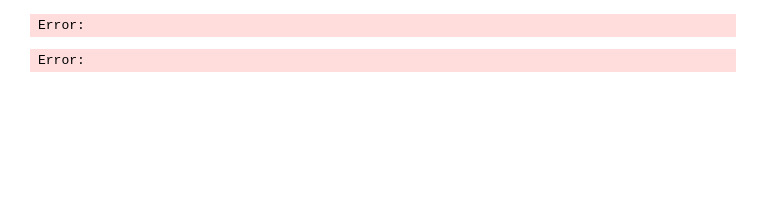
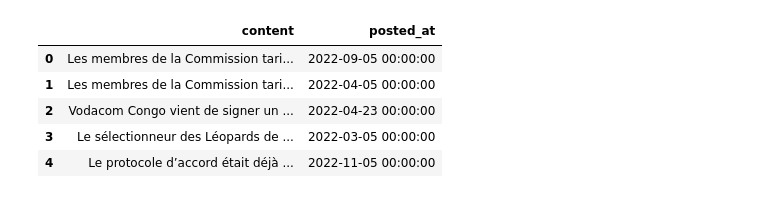
Before and after one commit to espoirMur/unsupervised-open-domain-french-question-answering, a Jupyter notebook: notebooks/building-qa-dataset.ipynb, the cells around one changed output. Drawn from its saved outputs; the diff is of its cells as text; code cells hidden in the pictures; blank space fills up the shorter version.

```diff
--- a/notebooks/building-qa-dataset.ipynb
+++ b/notebooks/building-qa-dataset.ipynb
@@ -31,3 +35,5 @@ assert DATA_PATH.exists(), "the data path does not exist"
+# %%
+data = pd.read_csv(data_file_path, names=["content", "posted_at"])
 # %%
 data.shape
 # %% [output]
@@ -39,4 +40,0 @@ data.loc[:, ["content", "posted_at"]].to_csv(data_file_path, index=False, header
-# %%
-data = pd.read_csv(data_file_path, names=["content", "posted_at"], index_col=False)
-# %%
-data = data.sort_values(by=["posted_at"], ascending=False)
@@ -145,5 +41,10 @@ drc_news_corpus = DrcNewsCorpus(input_drc_new_corpus_file, False)
-# %%
-drc_news_corpus.save_question_answer_to_file(drc_new_corpus_file_with_masks, n_sample=None)
-# %% [output]
-Error:
-Error:
+# %%
+data = data.fillna(value="")
+data.head()
+# %% [output]
+|  | content | posted_at |
+| 0 | Les membres de la Commission tari... | 2022-09-05 00:00:00 |
+| 1 | Les membres de la Commission tari... | 2022-04-05 00:00:00 |
+| 2 | Vodacom Congo vient de signer un ... | 2022-04-23 00:00:00 |
+| 3 | Le sélectionneur des Léopards de ... | 2022-03-05 00:00:00 |
+| 4 | Le protocole d’accord était déjà ... | 2022-11-05 00:00:00 |
```
Also changed, not shown: parts of 80 cells of this notebook, 3 other files.
